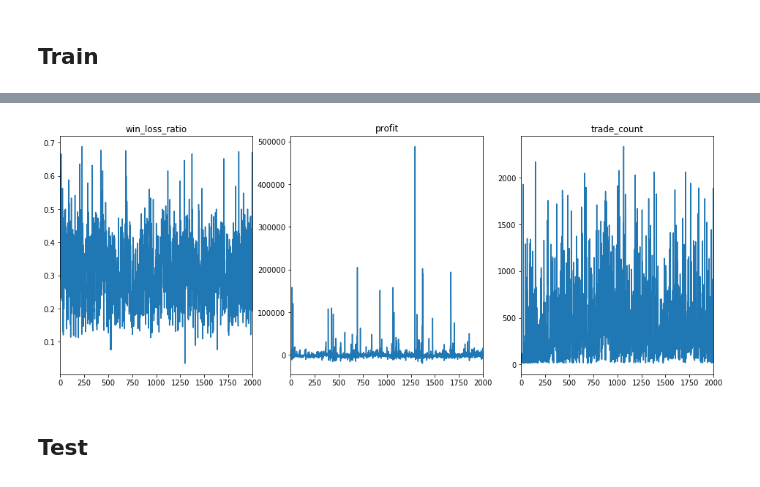
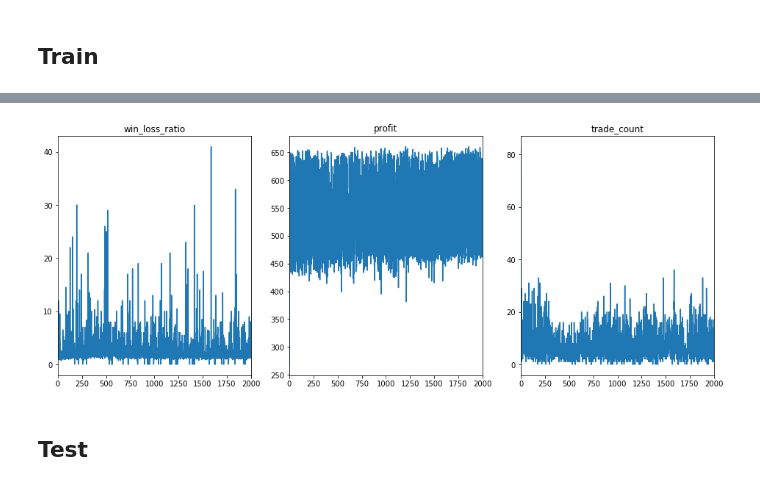
Before and after one commit to FutureSharks/ml-finance, a Jupyter notebook: examples/1-deep-q-learning-simulated/deep-q-learning-agent-simulated-prices.ipynb, the cells around one changed output, grey strips where cells are left out. Saved outputs shown, nothing was run; the diff lists cells and outputs as text; code cells hidden in the pictures.

Commit message:
updates to sim prices for dqn

```diff
--- a/examples/1-deep-q-learning-simulated/deep-q-learning-agent-simulated-prices.ipynb
+++ b/examples/1-deep-q-learning-simulated/deep-q-learning-agent-simulated-prices.ipynb
@@ -23,4 +30,9 @@ price_data['price'] = (price_data['price'] * 100) + 300
 
 # Add column for RSI to use as a feature for learning
 price_data['rsi'] = rsi(price_data['price'])
+environment_columns = ['rsi', 'price']
+
+# Drop NA columns and reset index
+price_data.dropna(inplace=True)
+price_data.reset_index(drop=False, inplace=True)
 # %%
@@ -41,0 +53,19 @@ initial_invest=20000
+# %%
+low = []
+high = []
+
+# Add position range
+low.append(0)
+high.append(2)
+
+# Add account balance range
+low.append(0)
+high.append(10000) # need to calculate this better
+
+# Add range for environment columnns
+low.extend([0] * len(environment_columns))
+high.extend(train_data[environment_columns].max().tolist())
+
+# Create a fit the scaler
+scaler = StandardScaler()
+scaler.fit([low, high])
@@ -42,8 +74,10 @@ initial_invest=20000
 # %%
-env = SimpleTradingEnvironment(train_data)
+env = SimpleTradingEnvironment(
+    price_data=train_data,
+    environment_columns=environment_columns
+)
 state_size = env.observation_space.shape
 action_size = env.action_space.n
 agent = DQNAgent(state_size, action_size)
-scaler = get_scaler(env)
 train_results = pd.DataFrame()
 # %% [output]
@@ -79,13 +115,10 @@ for e in range(episode):
             if (e + 1) % 20 == 0:
                 print("")
                 print("episode: {}/{}, median profit so far: {}".format(
-                    e + 1, episode, median(train_results['value'].tolist())))
+                    e + 1, episode, median(train_results['account_balance'].tolist())))
             train_results = train_results.append(env._stats(), ignore_index=True)
             break
         if len(agent.memory) > batch_size:
-            print(agent.memory)
-            print('####')
-            print(batch_size)
             agent.replay(batch_size)
     if (e + 1) % 10 == 0:
         agent.save('weights/{}-dqn.h5'.format(time.strftime('%Y%m%d%H%M')))
@@ -97,13 +143,13 @@ ValueError: Error when checking input: expected dense_7_input to have shape (1,)
 # %%
-train_results['profit'] = train_results['value'] - initial_invest
+train_results['profit'] = train_results['account_balance']
 columns_to_plot = ['win_loss_ratio', 'profit', 'trade_count']
 fig, axes = plt.subplots(nrows=1,ncols=len(columns_to_plot), figsize=(16,6))
 for i in range(len(columns_to_plot)):
     axes[i].title.set_text(columns_to_plot[i])
     train_results[columns_to_plot[i]].plot(ax=axes[i], subplots=True)
 plt.show()
 # %% [output]
-[figure, old version]
+[figure, new version]
 # %% [markdown]
 ## Test
 # %%
```
Also changed, not shown: parts of 11 cells of this notebook, 2 other files.
